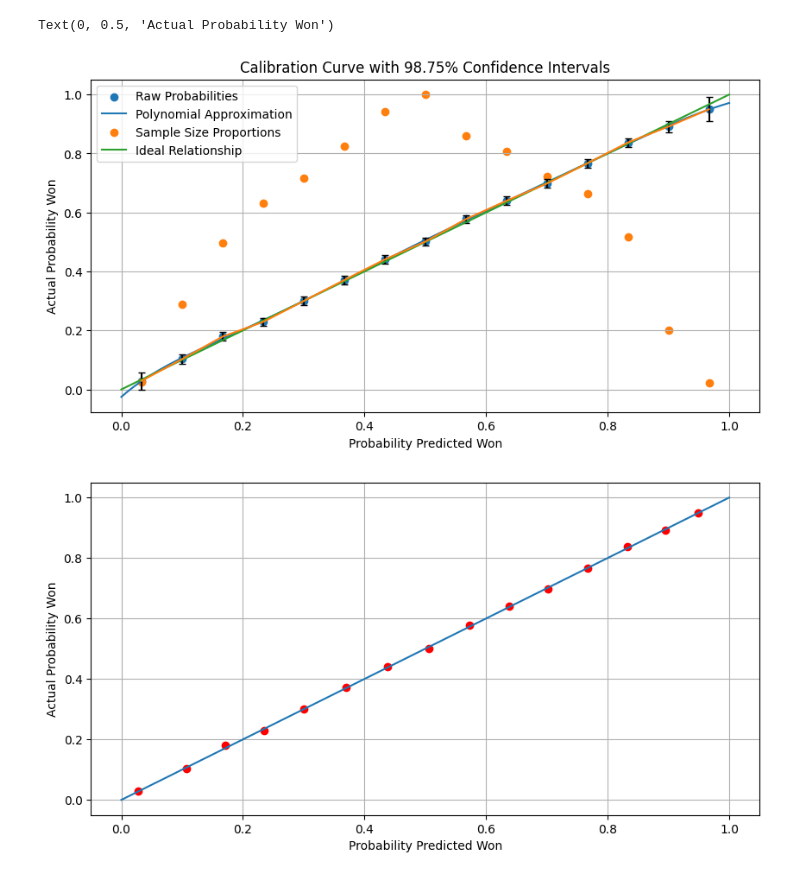
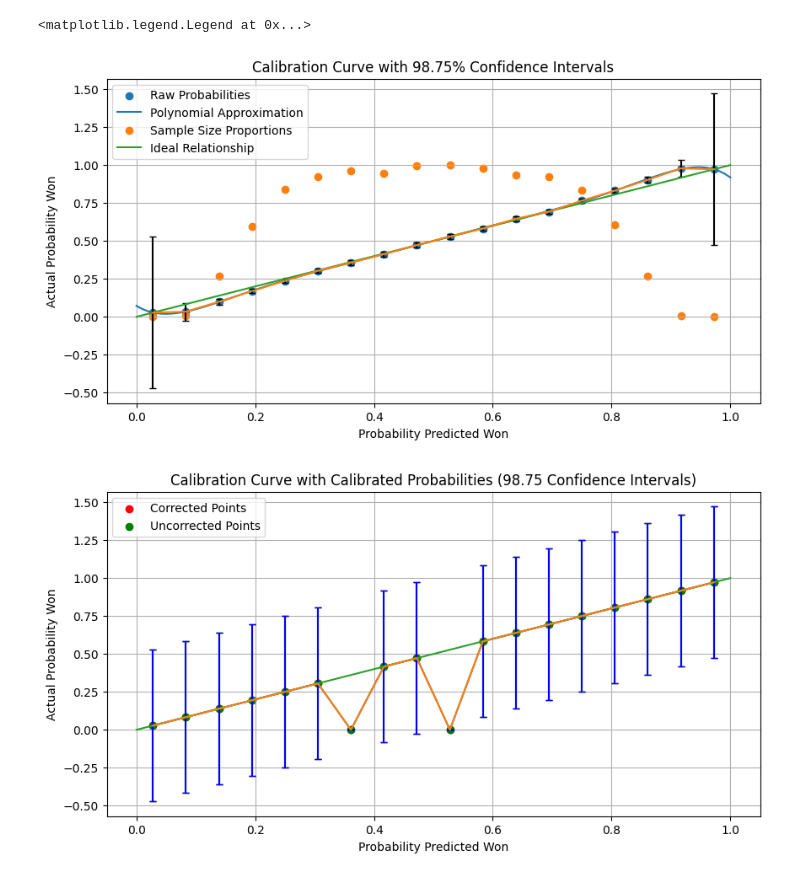
Before and after one commit to atticusdrex/nba-moneyline, a Jupyter notebook: ResearchNotebook.ipynb, the cells around one changed output. Cells and saved outputs as stored; diff of their text form; code cells hidden in the pictures.

```diff
--- a/ResearchNotebook.ipynb
+++ b/ResearchNotebook.ipynb
@@ -205,0 +187,21 @@ Test ROC Score: 0.7185
+# %%
+# Define models
+mlp = MLPClassifier((12), activation='relu', tol=1e-8, max_iter=500)
+logit = LogisticRegressionCV()
+knn = KNeighborsClassifier(n_neighbors=150)
+rf = RandomForestClassifier(max_depth=7, n_jobs=-1)
+gb = GradientBoostingClassifier()
+
+# Create a list of models
+models = [mlp, logit, knn, rf, gb]
+
+# Fit each models to the training data
+for model in tqdm(models):
+    model.fit(X_train, Y_train)
+
+# Assign weights based on ROC-AUC Score or Accuracy
+weights = []
+[weights.append(roc_auc_score(Y_train, model.predict(X_train))) for model in models]
+
+# Normalize the weights
+weights = [weight / sum(weights) for weight in weights]
@@ -225,6 +294,9 @@ AttributeError: 'MLPClassifier' object has no attribute 'coef_'
+# %%
+model = gb
 # %%
 from sklearn.linear_model import LinearRegression
-(bounds, probs, samples, errors) = prob_plot(Y_train, model.predict_proba(X_train)[:,1], bins=15)
+n_bins = 18
+(bounds, probs, samples, errors) = prob_plot(Y_train, model.predict_proba(X_train)[:,1], bins=n_bins)
 
 x_bounds = 0.5*(bounds[1:]+bounds[0:-1]).copy()
 y_probs = probs.copy()
@@ -234,37 +306,44 @@ x_bounds_poly = poly.fit_transform(x_bounds.reshape(-1,1))
 
 linear_model = LinearRegression()
 linear_model.fit(x_bounds_poly, y_probs)
 
 def conversion_func(x, linear_model, poly):
     x = poly.transform(x.reshape(-1,1))
     return linear_model.predict(x)
 
 x_test = np.linspace(0,1,100)
 x_test_poly = poly.transform(x_test.reshape(-1,1))
 y_test = linear_model.predict(x_test_poly)
 
 plt.figure(figsize=(10,5))
 plt.scatter(x_bounds, y_probs, label = "Raw Probabilities")
 plt.plot(x_test, y_test, label = "Polynomial Approximation")
 plt.scatter(0.5*(bounds[1:]+bounds[0:-1]), samples / np.max(samples), label = "Sample Size Proportions")
 plt.errorbar(0.5*(bounds[1:]+bounds[0:-1]), probs, yerr=errors, ecolor='black', capsize=3)
 plt.plot([0,1], [0,1], label = "Ideal Relationship")
 plt.grid()
 plt.legend()
 plt.xlabel("Probability Predicted Won")
 plt.ylabel("Actual Probability Won")
 plt.title("Calibration Curve with 98.75% Confidence Intervals")
 
 plt.figure(figsize=(10,5))
-plt.scatter(conversion_func(x_bounds, linear_model, poly), y_probs, c='red')
+(bounds, probs, samples, errors) = prob_plot(Y_test, conversion_func(model.predict_proba(X_test)[:,1], linear_model, poly), bins=n_bins)
+plt.scatter(x_bounds, probs, c='red', label = "Corrected Points")
+plt.errorbar(x_bounds, probs, yerr=errors, ecolor='black', capsize=3)
+(bounds, probs, samples, errors) = prob_plot(Y_test, model.predict_proba(X_test)[:,1], bins=n_bins)
+plt.scatter(x_bounds, probs, c='green', label="Uncorrected Points")
+plt.errorbar(x_bounds, probs, yerr=errors, ecolor='blue', capsize=3)
 plt.plot([0,1], [0,1])
 plt.grid()
 plt.xlabel("Probability Predicted Won")
 plt.ylabel("Actual Probability Won")
+plt.title("Calibration Curve with Calibrated Probabilities (98.75 Confidence Intervals)")
+plt.legend()
 # %% [output]
-Text(0, 0.5, 'Actual Probability Won')
+<matplotlib.legend.Legend at 0x...>
-[figure, old version]
+[figure, new version]
-[figure, old version]
+[figure, new version]
 # %%
 quant_cols = ['MIN','PTS', 'FGM', 'FGA', 'FG_PCT', 'FG3M', 'FG3A', 'FG3_PCT', 'FTM', 'FTA', 'FT_PCT', 'OREB', 'DREB', 'REB', 'AST', 'STL', 'BLK', 'TOV', 'PF', 'PLUS_MINUS']
 def helper_func_test(group):
```
Also changed, not shown: parts of 14 cells of this notebook, 4 other files.
